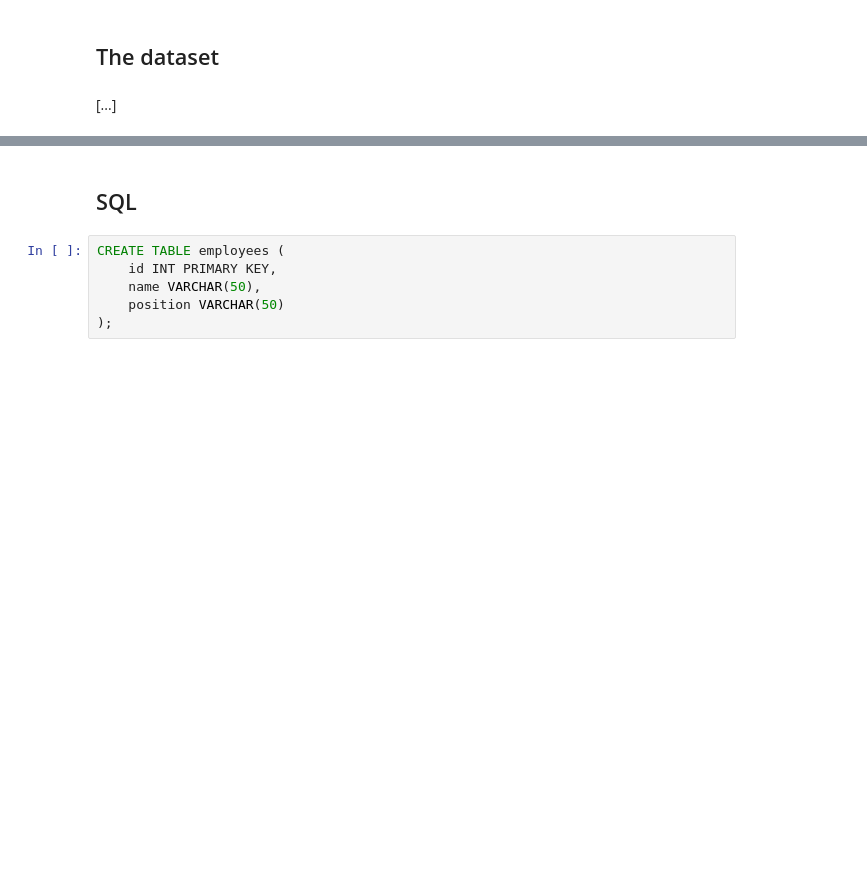
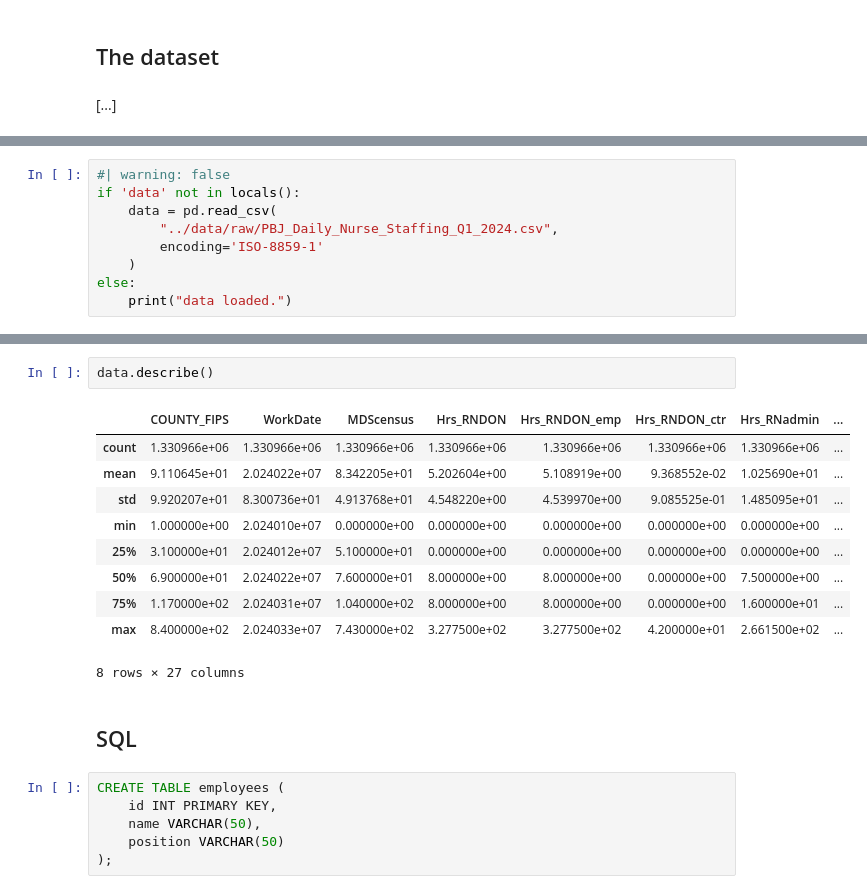
Before and after one commit to bainmatt/clipboard-report, a Jupyter notebook: notebooks/report.ipynb, the cells around one changed output, grey strips where cells are left out. Saved outputs shown, nothing was run; the diff lists cells and outputs as text; blank space fills up the shorter version.

Commit message:
Basic data exploration

```diff
--- a/notebooks/report.ipynb
+++ b/notebooks/report.ipynb
@@ -218,0 +231,9 @@ df.transpose()
+# %%
+#| warning: false
+if 'data' not in locals():
+    data = pd.read_csv(
+        "../data/raw/PBJ_Daily_Nurse_Staffing_Q1_2024.csv",
+        encoding='ISO-8859-1'
+    )
+else:
+    print("data loaded.")
@@ -219,3 +272,16 @@ df.transpose()
+# %%
+data.describe()
+# %% [output]
+|  | COUNTY_FIPS | WorkDate | MDScensus | Hrs_RNDON | Hrs_RNDON_emp | Hrs_RNDON_ctr | Hrs_RNadmin | ... |
+| count | 1.330966e+06 | 1.330966e+06 | 1.330966e+06 | 1.330966e+06 | 1.330966e+06 | 1.330966e+06 | 1.330966e+06 | ... |
+| mean | 9.110645e+01 | 2.024022e+07 | 8.342205e+01 | 5.202604e+00 | 5.108919e+00 | 9.368552e-02 | 1.025690e+01 | ... |
+| std | 9.920207e+01 | 8.300736e+01 | 4.913768e+01 | 4.548220e+00 | 4.539970e+00 | 9.085525e-01 | 1.485095e+01 | ... |
+| min | 1.000000e+00 | 2.024010e+07 | 0.000000e+00 | 0.000000e+00 | 0.000000e+00 | 0.000000e+00 | 0.000000e+00 | ... |
+| 25% | 3.100000e+01 | 2.024012e+07 | 5.100000e+01 | 0.000000e+00 | 0.000000e+00 | 0.000000e+00 | 0.000000e+00 | ... |
+| 50% | 6.900000e+01 | 2.024022e+07 | 7.600000e+01 | 8.000000e+00 | 8.000000e+00 | 0.000000e+00 | 7.500000e+00 | ... |
+| 75% | 1.170000e+02 | 2.024031e+07 | 1.040000e+02 | 8.000000e+00 | 8.000000e+00 | 0.000000e+00 | 1.600000e+01 | ... |
+| max | 8.400000e+02 | 2.024033e+07 | 7.430000e+02 | 3.277500e+02 | 3.277500e+02 | 4.200000e+01 | 2.661500e+02 | ... |
+8 rows × 27 columns
 # %% [markdown]
 ## SQL
 # %%
```
Also changed, not shown: parts of 14 cells of this notebook, 2 other files.
